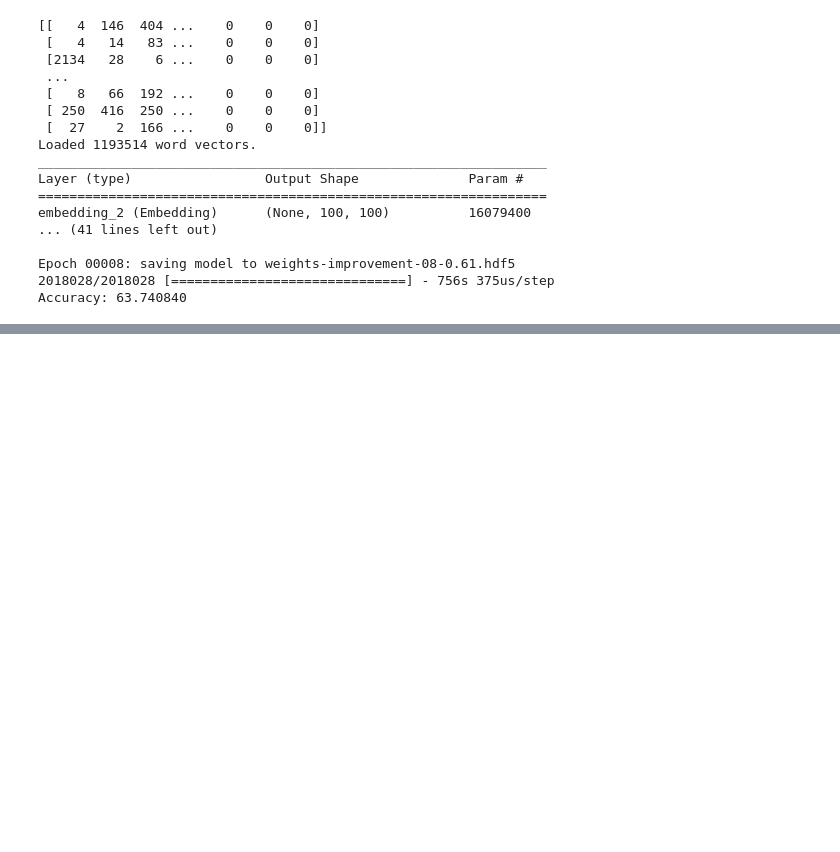
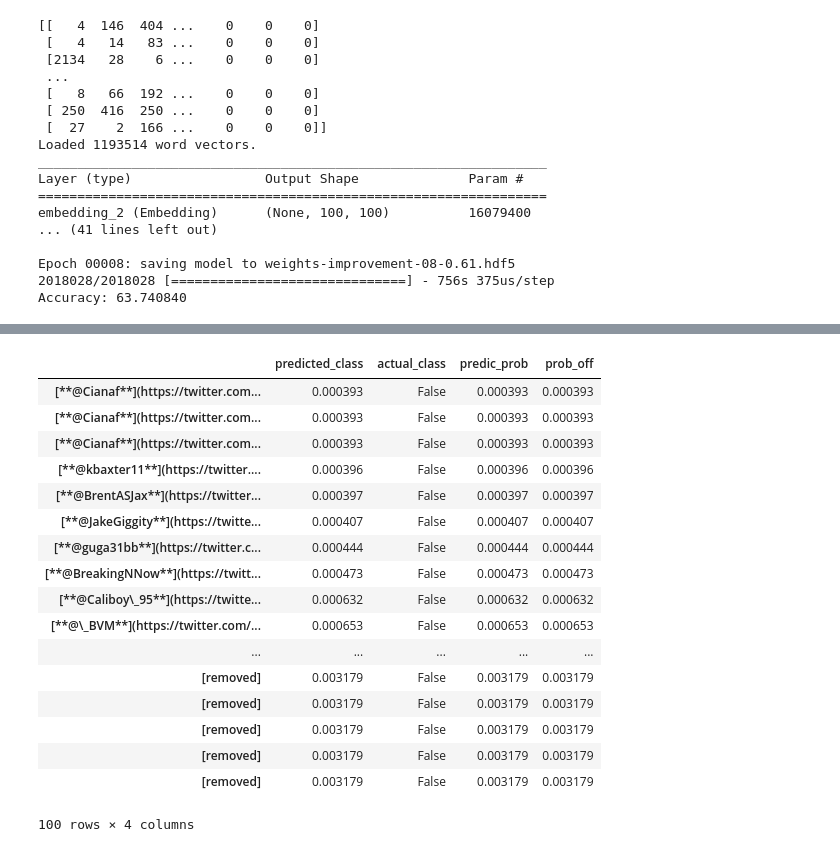
Before and after one commit to chadharness-mids/w266_final_project_merged, a Jupyter notebook: notebooks/models/03-28-2018-Rob-KerasModel.ipynb, the cells around one changed output, grey strips where cells are left out. Saved outputs shown, nothing was run; the diff lists cells and outputs as text; code cells hidden in the pictures; blank space fills up the shorter version.

Commit message:
updating keras notebook

```diff
--- a/notebooks/models/03-28-2018-Rob-KerasModel.ipynb
+++ b/notebooks/models/03-28-2018-Rob-KerasModel.ipynb
@@ -307,3 +307,16 @@ embedding_2 (Embedding)      (None, 100, 100)          16079400
 Epoch 00008: saving model to weights-improvement-08-0.61.hdf5
 2018028/2018028 [==============================] - 756s 375us/step
 Accuracy: 63.740840
+# %%
+from keras.models import load_model
+model = load_model('weights-improvement-08-0.61.hdf5')
+# %%
+predict_prob = model.predict(padded_docs, verbose=1)
+predictions = model.predict(padded_docs, verbose=1)
+
+model_preds = pd.DataFrame(index=docs_string)
+
+model_preds['predicted_class'] = predictions
+model_preds['actual_class'] = labels
+model_preds['predic_prob'] = predict_prob
+model_preds['prob_off'] = abs(df['predicted_class'] - df['predic_prob'])
@@ -309,0 +329,23 @@ Accuracy: 63.740840
+# %%
+model_preds['prob_off'] = abs(model_preds['actual_class'] - model_preds['predic_prob'])
+# %%
+model_preds.sort_values('prob_off').head(100)
+# %% [output]
+|  | predicted_class | actual_class | predic_prob | prob_off |
+| [**@Cianaf**](https://twitter.com... | 0.000393 | False | 0.000393 | 0.000393 |
+| [**@Cianaf**](https://twitter.com... | 0.000393 | False | 0.000393 | 0.000393 |
+| [**@Cianaf**](https://twitter.com... | 0.000393 | False | 0.000393 | 0.000393 |
+| [**@kbaxter11**](https://twitter.... | 0.000396 | False | 0.000396 | 0.000396 |
+| [**@BrentASJax**](https://twitter... | 0.000397 | False | 0.000397 | 0.000397 |
+| [**@JakeGiggity**](https://twitte... | 0.000407 | False | 0.000407 | 0.000407 |
+| [**@guga31bb**](https://twitter.c... | 0.000444 | False | 0.000444 | 0.000444 |
+| [**@BreakingNNow**](https://twitt... | 0.000473 | False | 0.000473 | 0.000473 |
+| [**@Caliboy\_95**](https://twitte... | 0.000632 | False | 0.000632 | 0.000632 |
+| [**@\_BVM**](https://twitter.com/... | 0.000653 | False | 0.000653 | 0.000653 |
+| ... | ... | ... | ... | ... |
+| [removed] | 0.003179 | False | 0.003179 | 0.003179 |
+| [removed] | 0.003179 | False | 0.003179 | 0.003179 |
+| [removed] | 0.003179 | False | 0.003179 | 0.003179 |
+| [removed] | 0.003179 | False | 0.003179 | 0.003179 |
+| [removed] | 0.003179 | False | 0.003179 | 0.003179 |
+100 rows × 4 columns
```
Also changed, not shown: parts of 5 cells of this notebook.
